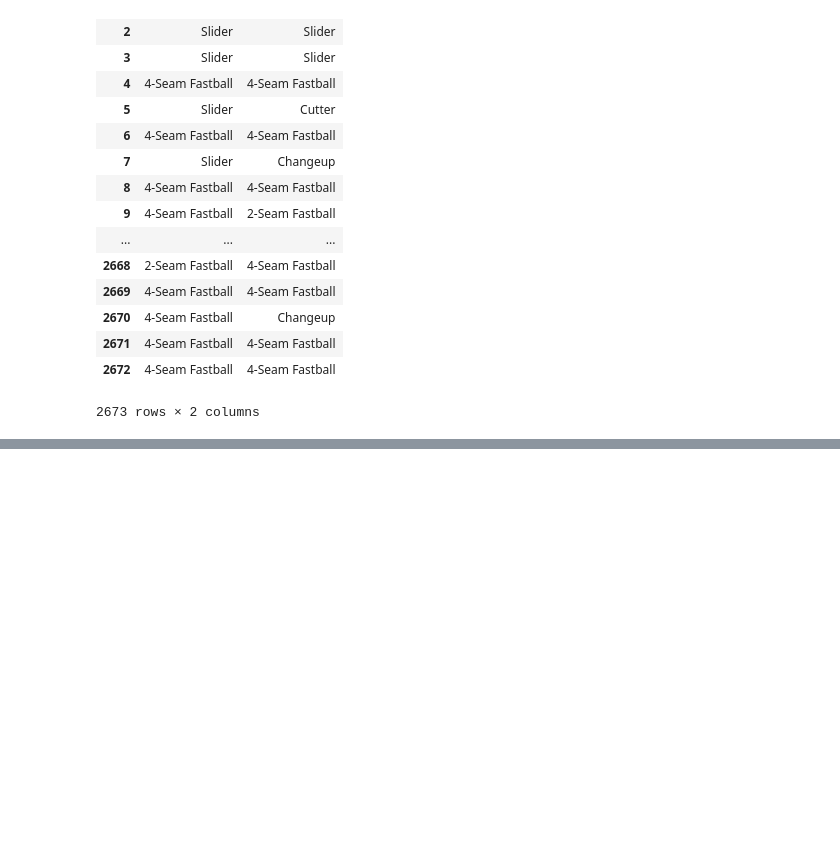
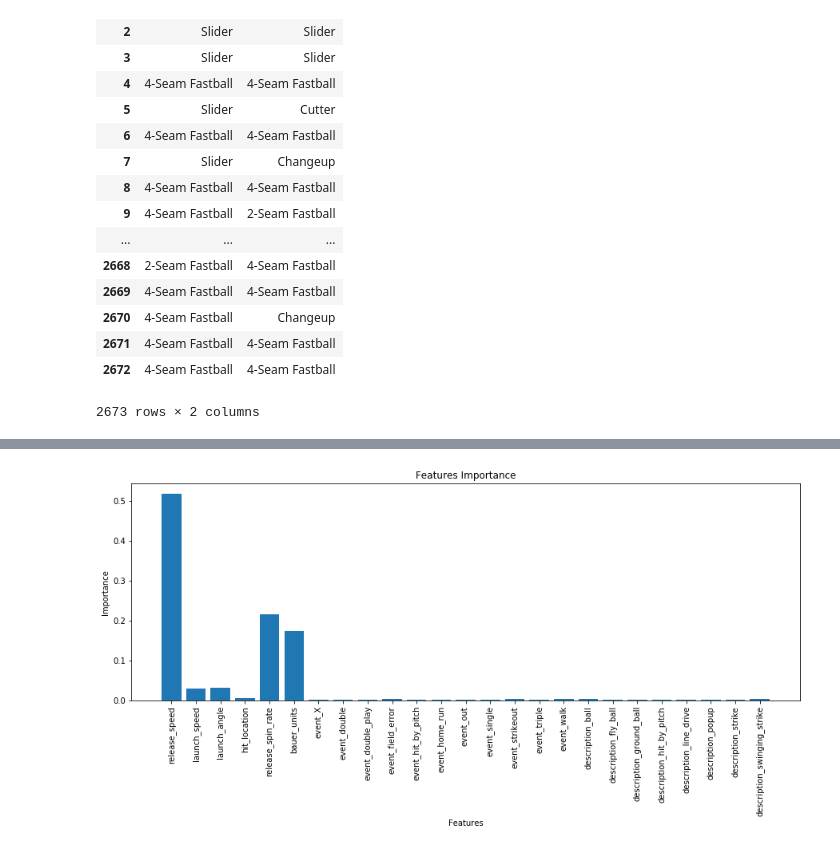
Before and after one commit to nradich/Pitch_Effective, a Jupyter notebook: LHP_model_testing.ipynb, the cells around one changed output, grey strips where cells are left out. Saved outputs shown, nothing was run; the diff lists cells and outputs as text; code cells hidden in the pictures; blank space fills up the shorter version.

```diff
--- a/LHP_model_testing.ipynb
+++ b/LHP_model_testing.ipynb
@@ -167,0 +260,13 @@ First 10 Actual labels: ['Changeup', 'Sinker', 'Slider', 'Slider', '4-Seam Fastb
+# %%
+#I think i dont want to get dummies for events, just want to the computer to read it as one column
+
+plt.figure(1, figsize=(15, 5))
+plt.bar(range(len(model.feature_importances_)), model.feature_importances_)
+labels = list(X_train)
+plt.xticks(range(len(model.feature_importances_)), labels, rotation='vertical')
+plt.xlabel("Features")
+plt.ylabel("Importance")
+plt.title("Features Importance")
+plt.show()
+# %% [output]
+[figure, added]
```
Also changed, not shown: parts of 12 cells of this notebook.
